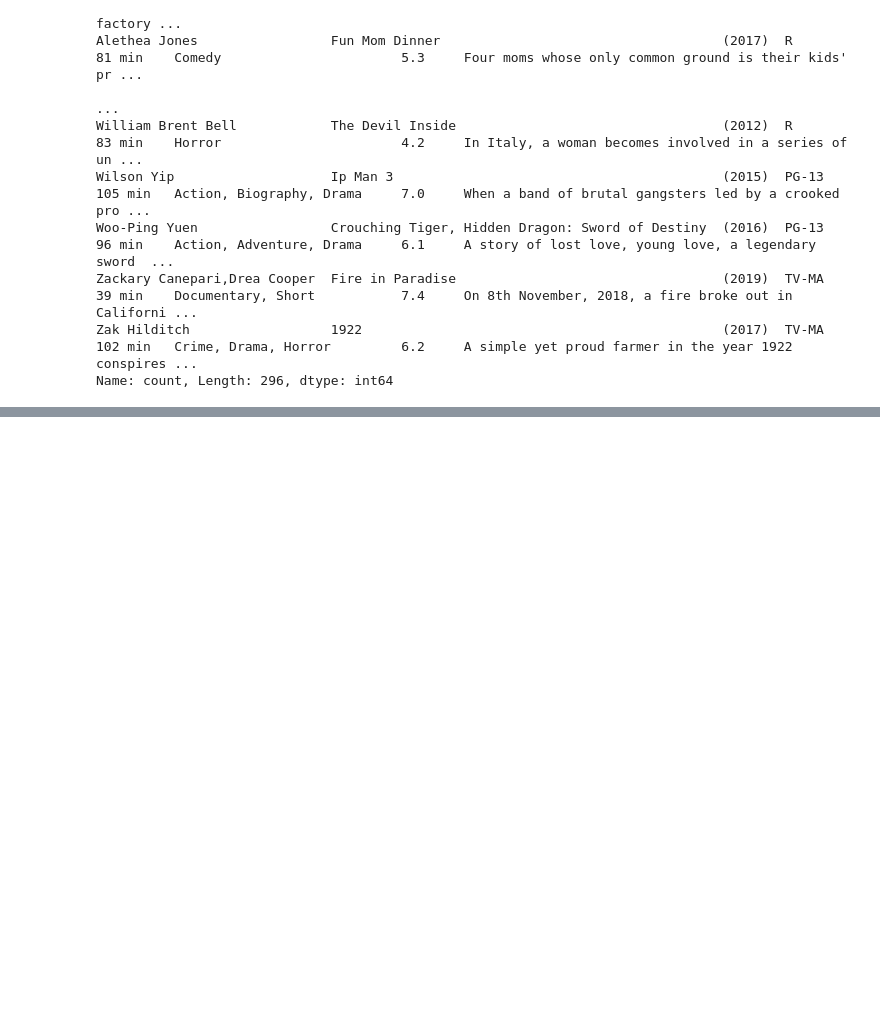
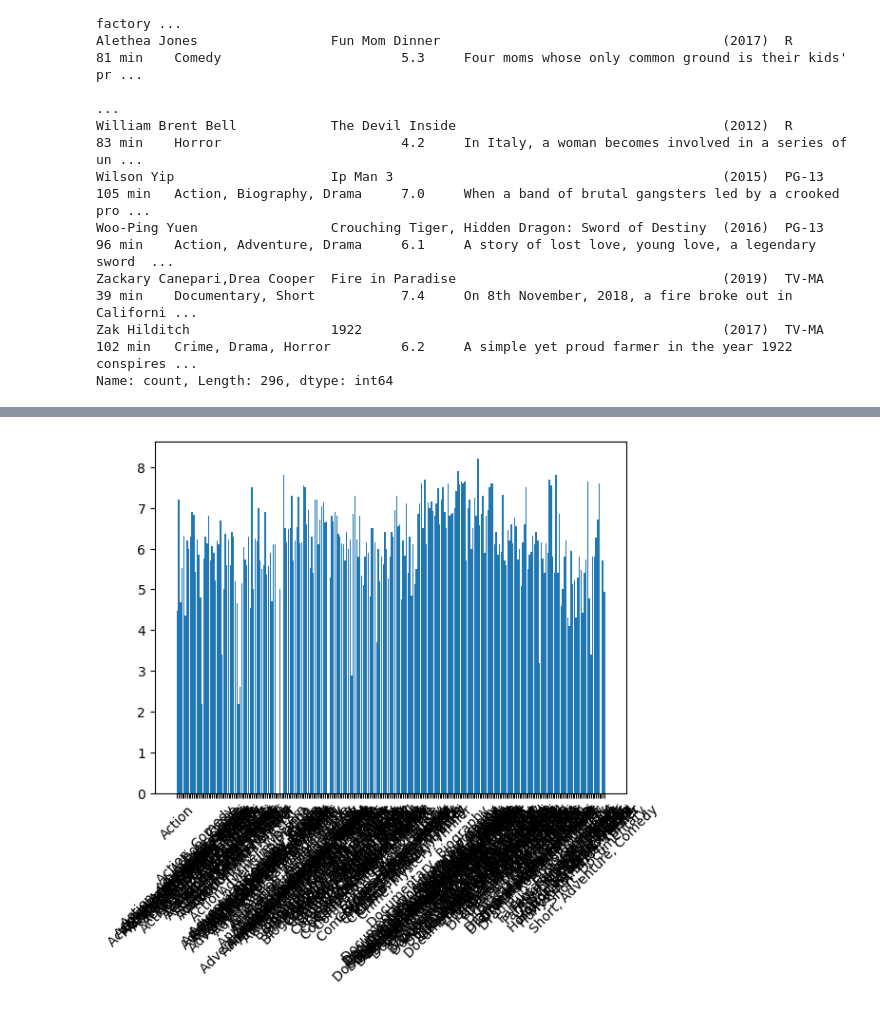
Before and after one commit to troyflood94/project_3, a Jupyter notebook: project_work_file.ipynb, the cells around one changed output, grey strips where cells are left out. Saved outputs shown, nothing was run; the diff lists cells and outputs as text; code cells hidden in the pictures; blank space fills up the shorter version.

```diff
--- a/project_work_file.ipynb
+++ b/project_work_file.ipynb
@@ -60,3 +80,8 @@ Woo-Ping Yuen                 Crouching Tiger, Hidden Dragon: Sword of Destiny
 Zackary Canepari,Drea Cooper  Fire in Paradise                                  (2019)  TV-MA        39 min    Documentary, Short           7.4     On 8th November, 2018, a fire broke out in Californi ...
 Zak Hilditch                  1922                                              (2017)  TV-MA        102 min   Crime, Drama, Horror         6.2     A simple yet proud farmer in the year 1922 conspires ...
 Name: count, Length: 296, dtype: int64
+# %%
+genre_grouped_df=pd.DataFrame(merged_df.groupby('genre')['rating'].mean())
+
+genre_grouped_df["genre"]=genre_grouped_df.index
+genre_grouped_df
@@ -62,0 +115,7 @@ Name: count, Length: 296, dtype: int64
+# %%
+
+plt.bar(genre_grouped_df['genre'],genre_grouped_df['rating'])
+plt.xticks(rotation=45)
+plt.show()
+# %% [output]
+[figure, added]
```
Also changed, not shown: parts of 6 cells of this notebook.
